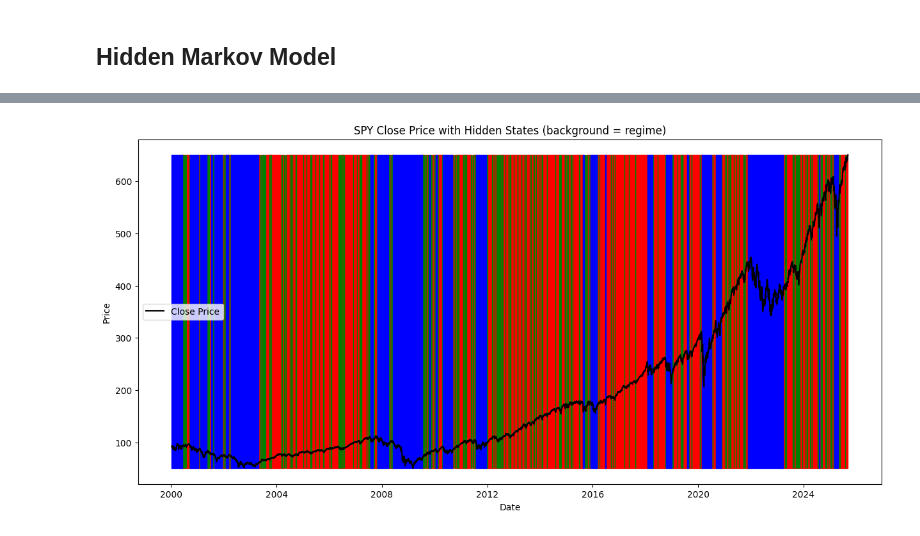
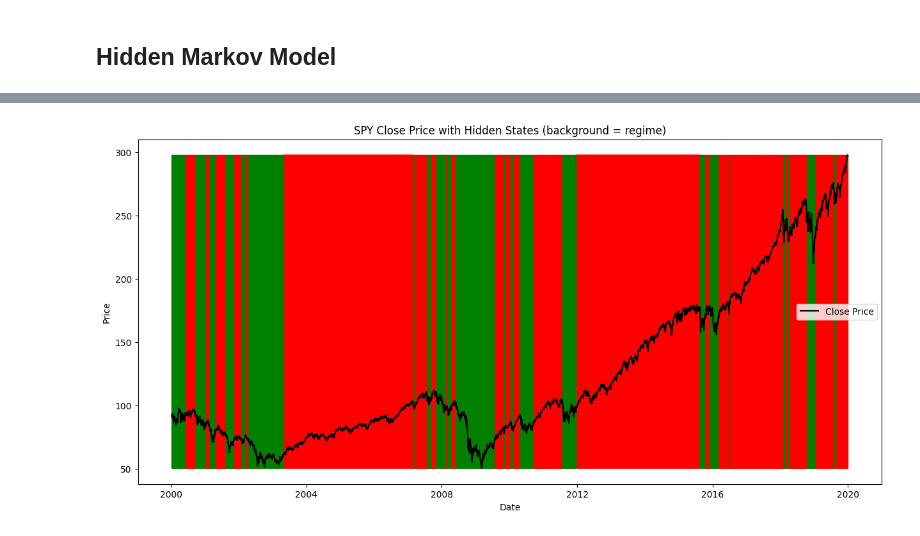
Before and after one commit to ivanleekk/financial-data-toolkit, a Jupyter notebook: notebooks/init.ipynb, the cells around one changed output, grey strips where cells are left out. Drawn from its saved outputs; the diff is of its cells as text; code cells hidden in the pictures.

Commit message:
feat: try when splitting train test data

```diff
--- a/notebooks/init.ipynb
+++ b/notebooks/init.ipynb
@@ -265,16 +270,20 @@ plt.show()
 # use a hidden markov model to fit the data daily
 from hmmlearn.hmm import GaussianHMM
 import numpy as np
-
+# print(hist_spy)
+hist_spy_train = hist_spy[hist_spy.index < '2020-01-01']
+hist_spy_test = hist_spy[hist_spy.index >= '2020-01-01']
 # fit the model to the weekly returns
-model = GaussianHMM(n_components=3, covariance_type="full", n_iter=1000)
+model = GaussianHMM(n_components=2, covariance_type="full", n_iter=1000)
 # reshape the data
-returns = hist_spy['Daily Return'].dropna().values.reshape(-1, 1)
+returns = hist_spy_train['Daily Return'].dropna().values.reshape(-1, 1)
+# print(returns)
 model.fit(returns)
 # predict the hidden states
 hidden_states = model.predict(returns)
+print(hidden_states)
 # add the hidden states to the dataframe
-hist_spy = hist_spy.dropna()
-hist_spy['Hidden State'] = hidden_states
-hist_spy
+hist_spy_train = hist_spy_train.dropna()
+hist_spy_train['Hidden State'] = hidden_states
+hist_spy_train
 # %% [output]
@@ -296,25 +331,25 @@ Model is not converging.  Current: 20649.667725089435 is not greater than 20649.
 # %%
 # plot the hidden states as colours on a time series, with background color for regimes
 plt.figure(figsize=(15, 7))
 # for i in range(model.n_components):
 #     state = hist_spy['Hidden State'] == i
 #     plt.plot(hist_spy.index[state], hist_spy['Close'][state], '.', color=colors[i], label=f'State {i}')
 
-plt.plot(hist_spy.index, hist_spy['Close'], '-', color='black', label='Close Price')
+plt.plot(hist_spy_train.index, hist_spy_train['Close'], '-', color='black', label='Close Price')
 
 # Add background color for each regime
 for i in range(model.n_components):
-    mask = hist_spy['Hidden State'] == i
-    plt.fill_between(hist_spy.index, hist_spy['Close'].min(), hist_spy['Close'].max(),
+    mask = hist_spy_train['Hidden State'] == i
+    plt.fill_between(hist_spy_train.index, hist_spy_train['Close'].min(), hist_spy_train['Close'].max(),
                      where=mask, color=colors[i], alpha=1)
 
 plt.title('SPY Close Price with Hidden States (background = regime)')
 plt.xlabel('Date')
 plt.ylabel('Price')
 plt.legend()
 plt.show()
 # %% [output]
-[figure, old version]
+[figure, new version]
 # %%
 # strategy: buy when entering state 0 (bull market) or 1, sell when entering state 2 (bear market)
 
```
Also changed, not shown: parts of 9 cells of this notebook.
